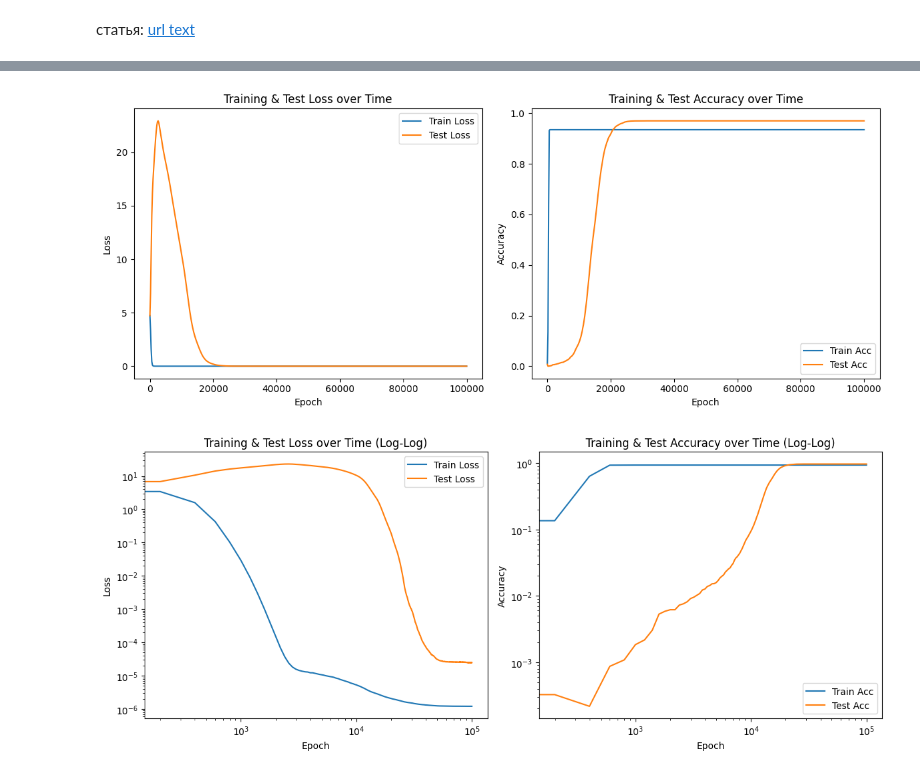
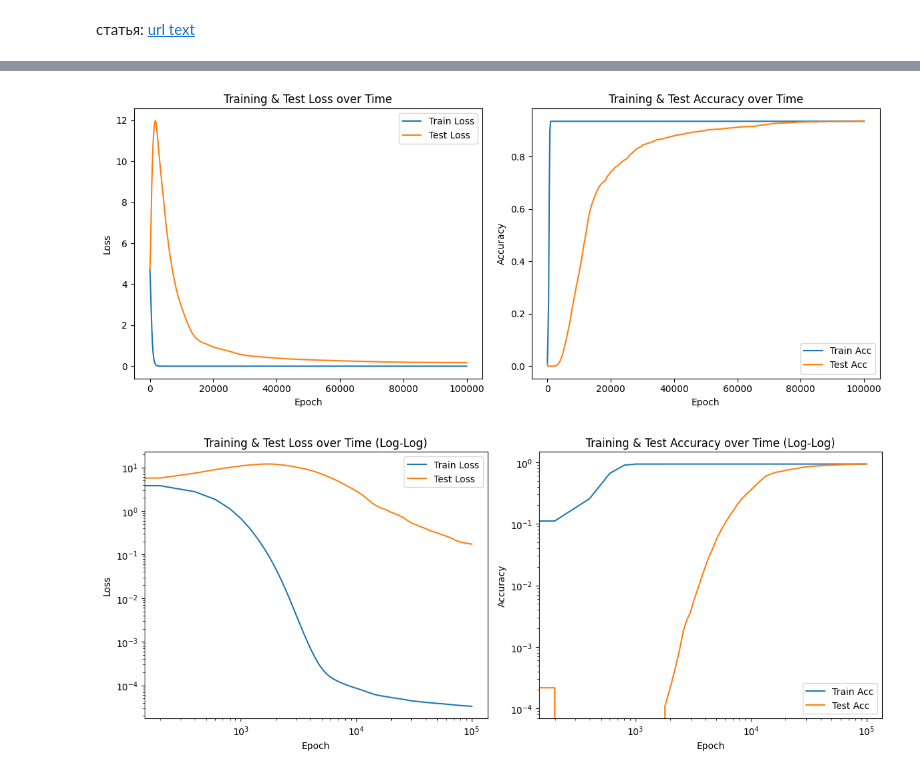
Before and after one commit to slimisgit/grokking, a Jupyter notebook: report.ipynb, the cells around one changed output, grey strips where cells are left out. Drawn from its saved outputs; the diff is of its cells as text; code cells hidden in the pictures.

Commit message:
default model

```diff
--- a/report.ipynb
+++ b/report.ipynb
@@ -10,7 +10,7 @@ import matplotlib.pyplot as plt #графики
 import numpy as np
 import os
 
-#фиксированные сиды рандома для воспроизводимости ololox
+#фиксированные сиды рандома для воспроизводимости
 torch.manual_seed(42)
 np.random.seed(42)
 
@@ -56,19 +56,16 @@ test_targets = test_t
 
 
 #класс модели
-class CustomLSTMModelOneHot(nn.Module):
+class LSTMModelOneHot(nn.Module):
     def __init__(self, vocab_size, hidden_size=128):
-        super(CustomLSTMModelOneHot, self).__init__()
+        super(LSTMModelOneHot, self).__init__()
         self.hidden_size = hidden_size
         self.vocab_size = vocab_size
 
 
         self.W_ih = nn.Linear(vocab_size, 4*hidden_size, bias=True)  #это типо 4 матрицы в одной для скорости
         self.W_hh = nn.Linear(hidden_size, 4*hidden_size, bias=True)
-
-
-        self.fc1 = nn.Linear(hidden_size, hidden_size, bias=False) #на выходе 2 линеных преобразования
-        self.fc2 = nn.Linear(hidden_size, vocab_size, bias=False)
+        self.fc1 = nn.Linear(hidden_size,  vocab_size, bias=False)
 
         self.relu = nn.ReLU()
 
@@ -101,17 +98,15 @@ class CustomLSTMModelOneHot(nn.Module):
             #логика долгосрочной памяти
             c = f * c + i * g
 
-            h = self.relu(c) #почему-то новое скрытое состояние зависит только от c (а не h = o * torch.tanh(c))
+            h = torch.tanh(c)*o #
 
-        #нафига нам 2 линейных преобразования?
-        intermediate = self.fc1(h)
-        logits = self.fc2(intermediate)
+        logits = self.fc1(h)
 
         return logits
 
 #сама модель
 hidden_size = 113
-model = CustomLSTMModelOneHot(N, hidden_size=hidden_size)
+model = LSTMModelOneHot(N, hidden_size=hidden_size)
 optimizer = optim.AdamW(model.parameters(), lr=lr, weight_decay=weight_decay, betas=betas)
 criterion = nn.CrossEntropyLoss() #функция loss
 
@@ -240,4 +235,4 @@ Epoch 99999: Train Loss=0.0000, Test Loss=0.0000, Train Acc=0.9351, Test Acc=0.9
-[figure, old version]
+[figure, new version]
 # %%
 #log-log графики(типо по осям логарифмы чисел) потому что на тех что сверху непонятно,что у осей происходит
 plt.figure(figsize=(12, 5))
@@ -259,4 +254,4 @@ plt.legend()
 plt.tight_layout()
 plt.show()
 # %% [output]
-[figure, old version]
+[figure, new version]
```
Also changed, not shown: parts of 4 cells of this notebook.
